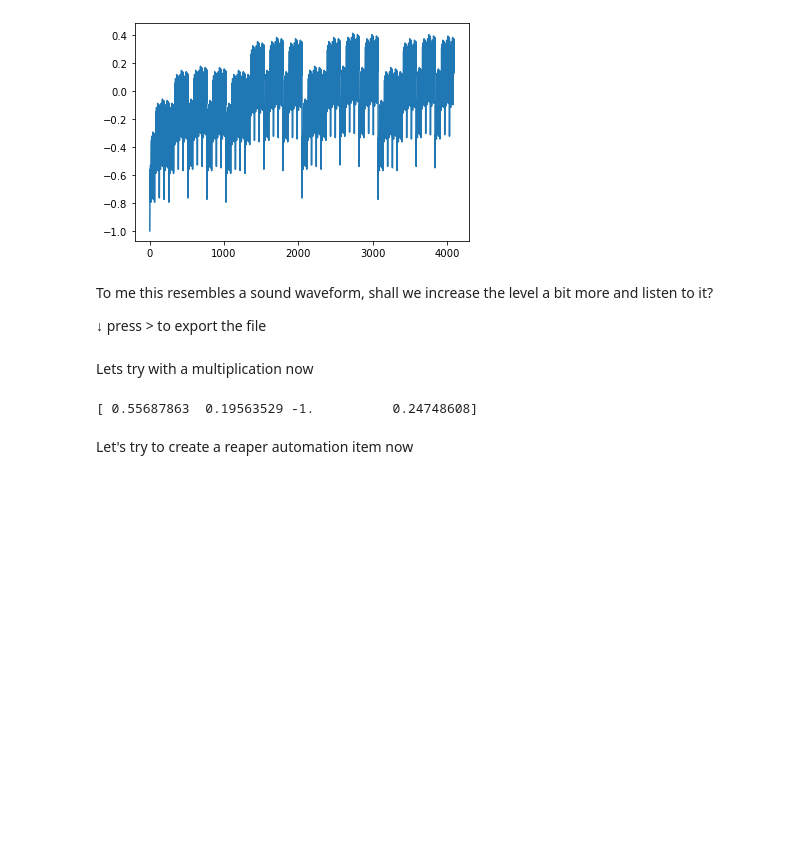
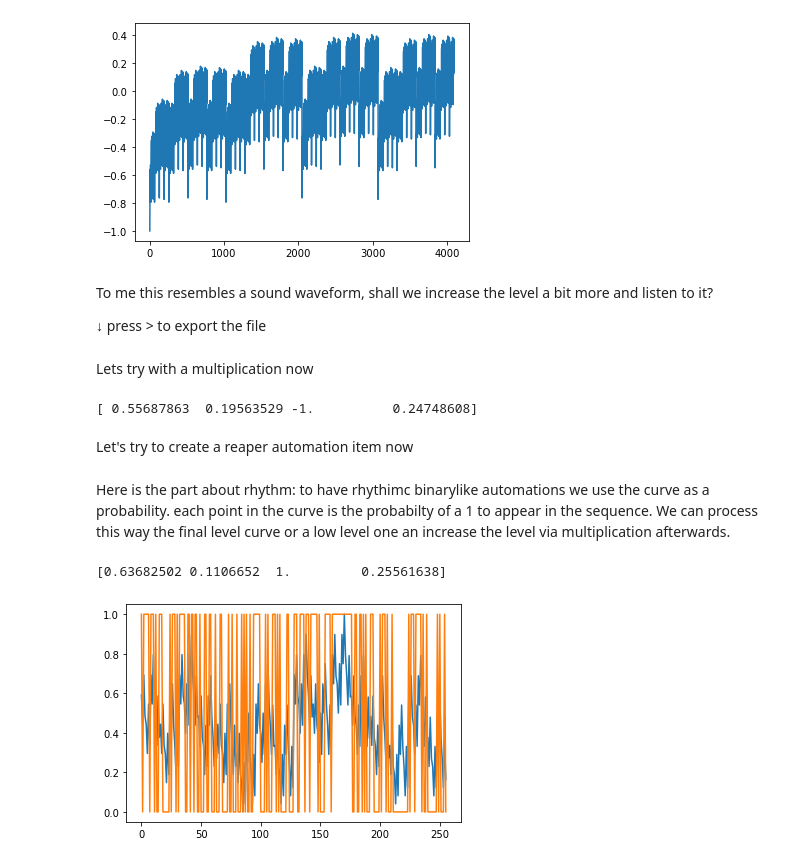
Before and after one commit to TitoScutari/selfsimilar_sequence, a Jupyter notebook: selfsimilar_sequence.ipynb, the cells around one changed output. Drawn from its saved outputs; the diff is of its cells as text; code cells hidden in the pictures; blank space fills up the shorter version.

Commit message:
rhythmic sequences

```diff
--- a/selfsimilar_sequence.ipynb
+++ b/selfsimilar_sequence.ipynb
@@ -120,3 +120,26 @@ write("soundmult.wav", 48000, lvl10.astype(np.float32))
 Let's try to create a reaper automation item now
 # %%
 automation_write("AddLvl5", len(lvl5)/2, lvl5, 1)
+# %% [markdown]
+Here is the part about rhythm: to have rhythimc binarylike automations we use the curve as a probability. each point in the curve is the probabilty of a 1 to appear in the sequence.
+We can process this way the final level curve or a low level one an increase the level via multiplication afterwards.
+# %%
+lvl0 = np.random.rand(4)
+np.random.shuffle(lvl0)
+lvl0 = lvl0/max(abs(lvl0))
+print(lvl0)
+
+lvl5 = lvl0
+for _ in range(3):
+  lvl5 = np.add.outer(lvl5, lvl0).reshape(-1)
+lvl5 = lvl5-np.min(lvl5)
+lvl5 = lvl5/max(abs(lvl5))
+
+rhy5 = np.heaviside(lvl5-np.random.rand(len(lvl5)), 0)
+plt.plot(lvl5)
+
+plt.plot(rhy5)
+plt.show()
+# %% [output]
+[0.63682502 0.1106652  1.         0.25561638]
+[figure, added]
```
